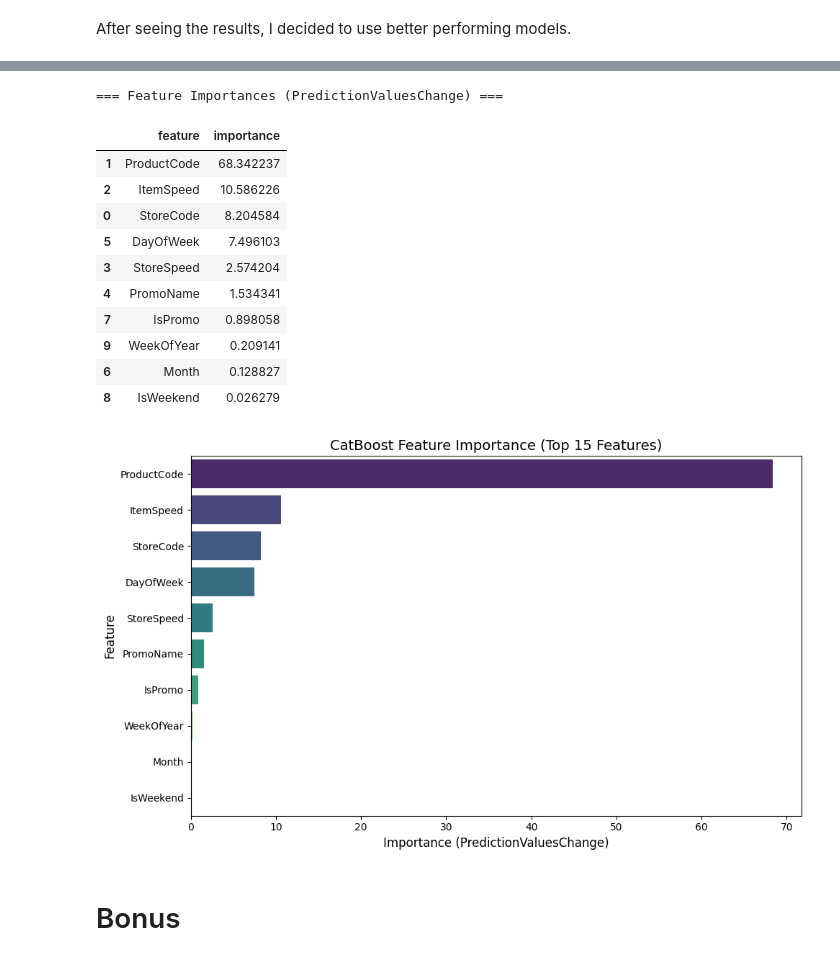
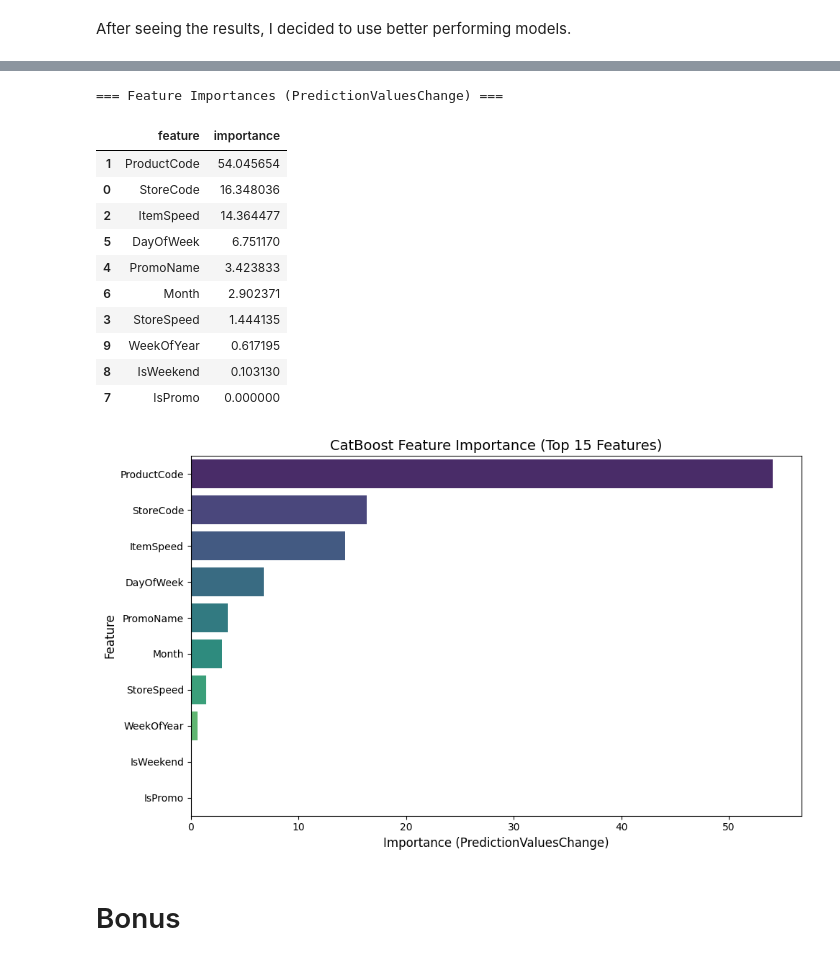
Before and after one commit to emrekaany/Promotion_Bump_DS_Case, a Jupyter notebook: promotion-bump.ipynb, the cells around one changed output, grey strips where cells are left out. Drawn from its saved outputs; the diff is of its cells as text; code cells hidden in the pictures.

Commit message:
Kaggle Notebook | Promotion Bump | Version 28

```diff
--- a/promotion-bump.ipynb
+++ b/promotion-bump.ipynb
@@ -46,0 +3,18 @@ mpl.rcParams.update({
+# %%
+# This Python 3 environment comes with many helpful analytics libraries installed
+# It is defined by the kaggle/python Docker image: https://github.com/kaggle/docker-python
+# For example, here's several helpful packages to load
+
+import numpy as np # linear algebra
+import pandas as pd # data processing, CSV file I/O (e.g. pd.read_csv)
+
+# Input data files are available in the read-only "../input/" directory
+# For example, running this (by clicking run or pressing Shift+Enter) will list all files under the input directory
+
+import os
+for dirname, _, filenames in os.walk('/kaggle/input'):
+    for filename in filenames:
+        print(os.path.join(dirname, filename))
+
+# You can write up to 20GB to the current directory (/kaggle/working/) that gets preserved as output when you create a version using "Save & Run All"
+# You can also write temporary files to /kaggle/temp/, but they won't be saved outside of the current session
@@ -202,6 +171,6 @@ plt.show()
 # %%
-df=df_a #full df definition
-df_a=df_a[df_a['IsPromotion']==0]
+df=df_a.copy() #full df definition
+df_a=df_a[df_a['IsPromotion']==0].copy()
 # %%
 df_a
 # %% [output]
@@ -1572,8 +1487,8 @@ valid_pool = Pool(X_valid[features], y_valid, cat_features=[features.index(c) fo
 model = CatBoostRegressor(
     loss_function="RMSE",
     eval_metric="RMSE",
-    iterations=100,
-    depth=6,
+    iterations=2000,
+    depth=8,
     learning_rate=0.1,
     random_seed=42,
     verbose=100
@@ -1781,62 +1742,50 @@ plt.show()
 # %%
-
 import pandas as pd
 
 # CatBoost'ta en sık kullanılan importance tipi: "PredictionValuesChange"
 fi_values = model.get_feature_importance(train_pool, type="PredictionValuesChange")
 
 fi_df = pd.DataFrame({
     "feature": features,
     "importance": fi_values
 }).sort_values("importance", ascending=False)
 
 print("=== Feature Importances (PredictionValuesChange) ===")
 display(fi_df)
 
 import matplotlib.pyplot as plt
 import seaborn as sns
 
 plt.figure(figsize=(10, 6))
 
 top_n = 15  # istersen 10 veya tümünü göster
 
-ax = sns.barplot(
+sns.barplot(
     data=fi_df.head(top_n),
     x="importance",
     y="feature",
-    palette="crest"
+    palette="viridis"
 )
 
 plt.title("CatBoost Feature Importance (Top {} Features)".format(top_n), fontsize=14)
 plt.xlabel("Importance (PredictionValuesChange)", fontsize=12)
 plt.ylabel("Feature", fontsize=12)
-for p in ax.patches:
-    ax.text(
-        p.get_width() + 0.1,
-        p.get_y() + p.get_height() / 2,
-        f"{p.get_width():.1f}",
-        ha="left",
-        va="center",
-        fontsize=10,
-        color="#2b2d42",
-    )
-
 plt.tight_layout()
 plt.show()
 # %% [output]
 === Feature Importances (PredictionValuesChange) ===
 |  | feature | importance |
-| 1 | ProductCode | 68.342237 |
-| 2 | ItemSpeed | 10.586226 |
-| 0 | StoreCode | 8.204584 |
-| 5 | DayOfWeek | 7.496103 |
-| 3 | StoreSpeed | 2.574204 |
-| 4 | PromoName | 1.534341 |
-| 7 | IsPromo | 0.898058 |
-| 9 | WeekOfYear | 0.209141 |
-| 6 | Month | 0.128827 |
-| 8 | IsWeekend | 0.026279 |
+| 1 | ProductCode | 54.045654 |
+| 0 | StoreCode | 16.348036 |
+| 2 | ItemSpeed | 14.364477 |
+| 5 | DayOfWeek | 6.751170 |
+| 4 | PromoName | 3.423833 |
+| 6 | Month | 2.902371 |
+| 3 | StoreSpeed | 1.444135 |
+| 9 | WeekOfYear | 0.617195 |
+| 8 | IsWeekend | 0.103130 |
+| 7 | IsPromo | 0.000000 |
-[figure, old version]
+[figure, new version]
 # %% [markdown]
 # Bonus
 # %%
```
Also changed, not shown: parts of 20 cells of this notebook.
